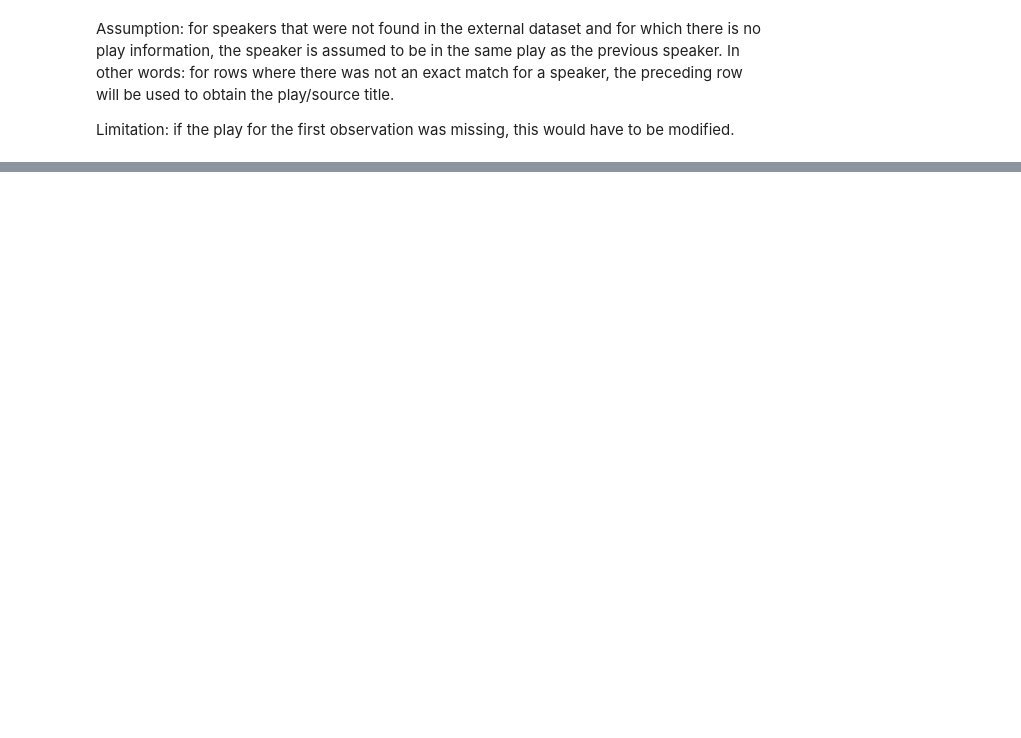
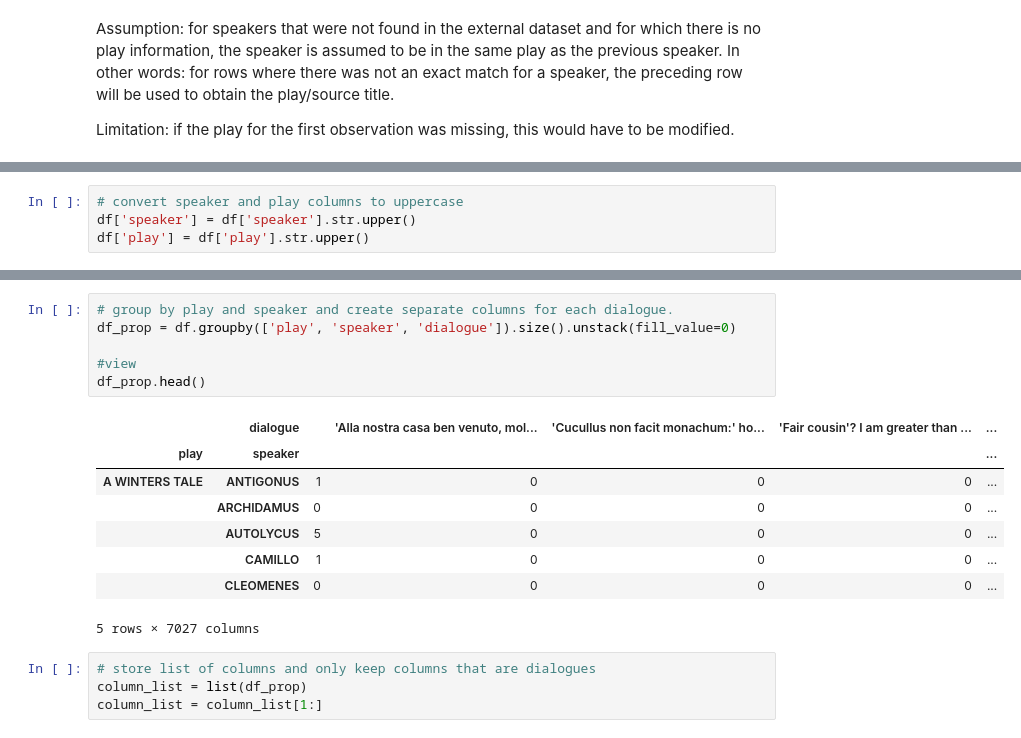
Before and after one commit to maryamkhalidshah/shakespeare_plays_analysis, a Jupyter notebook: hw1_rough.ipynb, the cells around one changed output, grey strips where cells are left out. Drawn from its saved outputs; the diff is of its cells as text; blank space fills up the shorter version.

```diff
--- a/hw1_rough.ipynb
+++ b/hw1_rough.ipynb
@@ -242,0 +301,4 @@ This is mostly about learning to transparently document your decisions, and iter
+# %%
+# convert speaker and play columns to uppercase
+df['speaker'] = df['speaker'].str.upper()
+df['play'] = df['play'].str.upper()
@@ -242,0 +328,19 @@ This is mostly about learning to transparently document your decisions, and iter
+# %%
+# group by play and speaker and create separate columns for each dialogue.
+df_prop = df.groupby(['play', 'speaker', 'dialogue']).size().unstack(fill_value=0)
+
+#view
+df_prop.head()
+# %% [output]
+|  | dialogue |  | 'Alla nostra casa ben venuto, mol... | 'Cucullus non facit monachum:' ho... | 'Fair cousin'? I am greater than ... | ... |
+| play | speaker |  |  |  |  | ... |
+| A WINTERS TALE | ANTIGONUS | 1 | 0 | 0 | 0 | ... |
+|  | ARCHIDAMUS | 0 | 0 | 0 | 0 | ... |
+|  | AUTOLYCUS | 5 | 0 | 0 | 0 | ... |
+|  | CAMILLO | 1 | 0 | 0 | 0 | ... |
+|  | CLEOMENES | 0 | 0 | 0 | 0 | ... |
+5 rows × 7027 columns
+# %%
+# store list of columns and only keep columns that are dialogues
+column_list = list(df_prop)
+column_list = column_list[1:]
```
Also changed, not shown: parts of 23 cells of this notebook.
